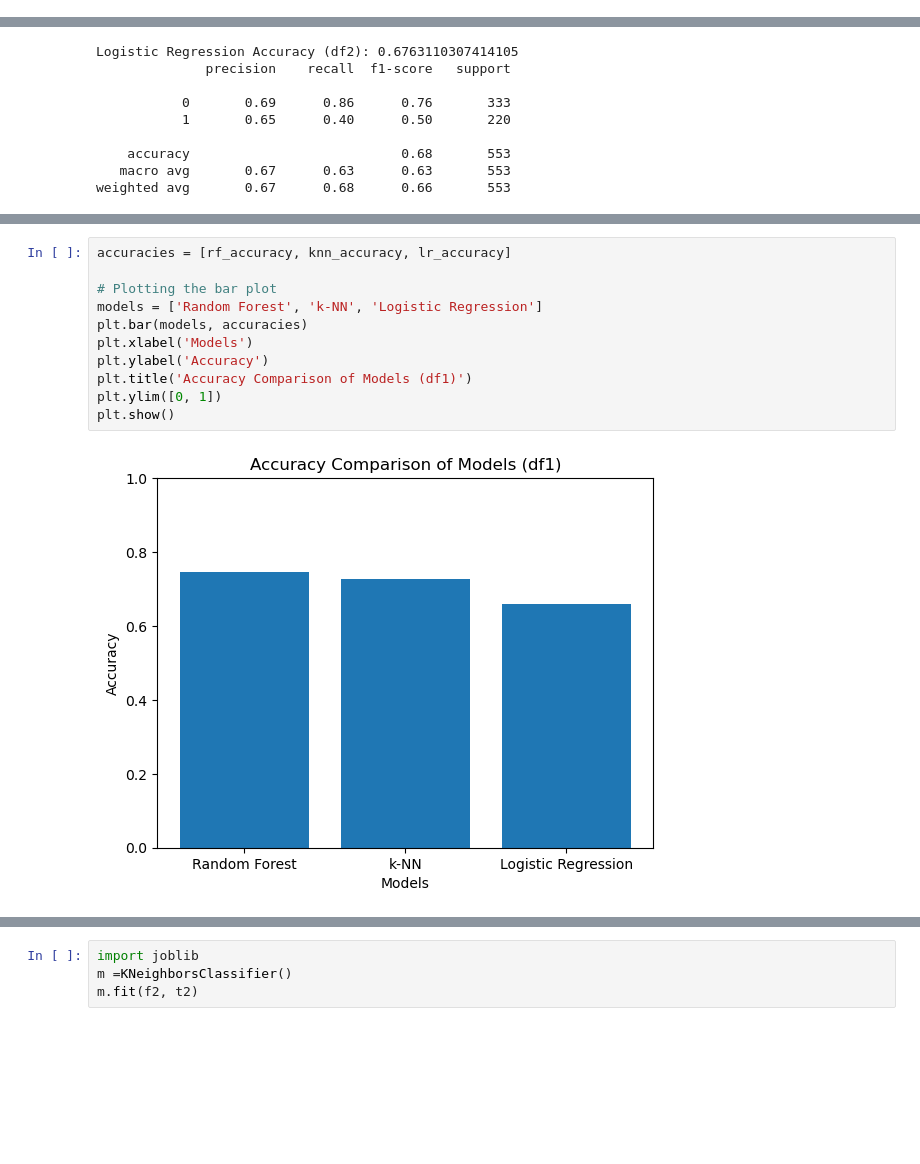
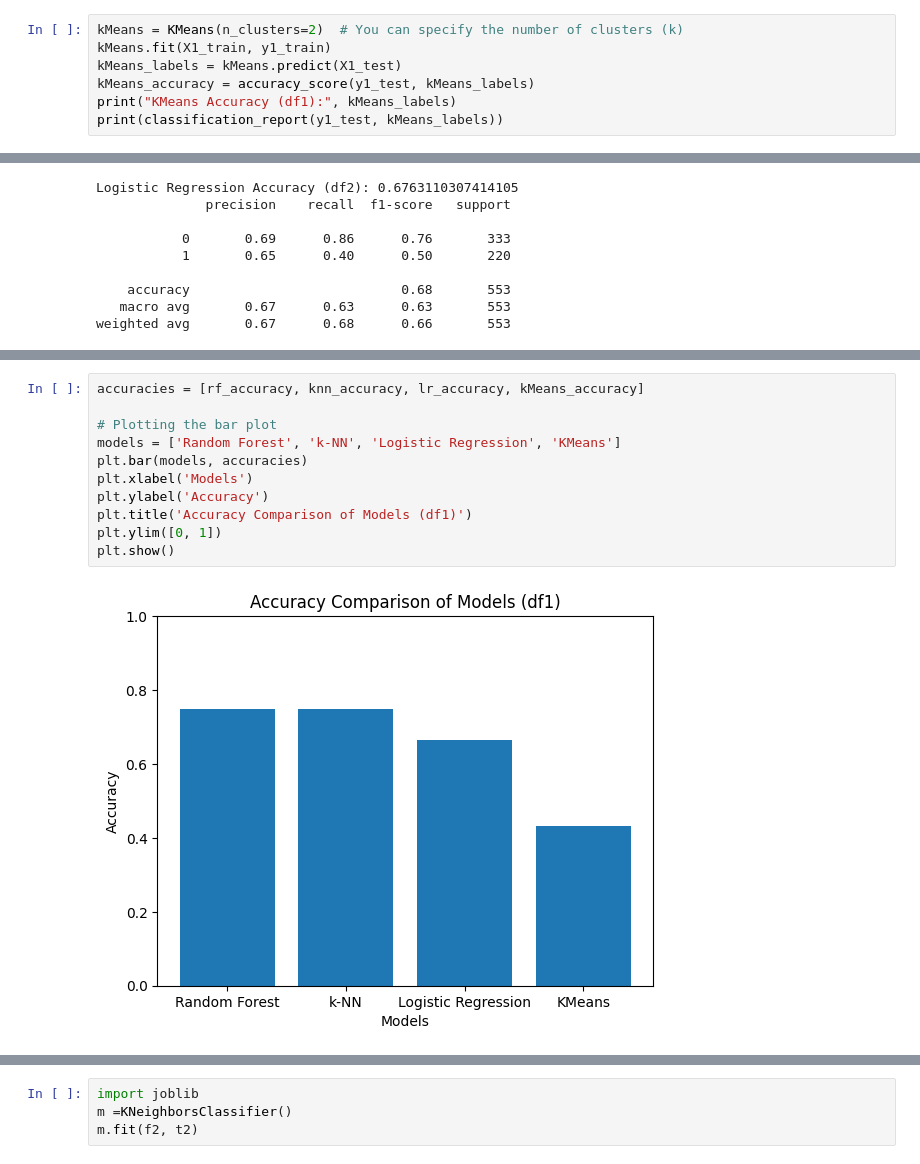
Before and after one commit to TruptiPawar23/Employee-Future-Prediction, a Jupyter notebook: EFP.ipynb, the cells around one changed output, grey strips where cells are left out. Saved outputs shown, nothing was run; the diff lists cells and outputs as text; blank space fills up the shorter version.

```diff
--- a/EFP.ipynb
+++ b/EFP.ipynb
@@ -256,3 +269,10 @@ Logistic Regression Accuracy: 0.6587183308494784
     accuracy                           0.66       671
    macro avg       0.66      0.66      0.66       671
 weighted avg       0.66      0.66      0.66       671
+# %%
+kMeans = KMeans(n_clusters=2)  # You can specify the number of clusters (k)
+kMeans.fit(X1_train, y1_train)
+kMeans_labels = kMeans.predict(X1_test)
+kMeans_accuracy = accuracy_score(y1_test, kMeans_labels)
+print("KMeans Accuracy (df1):", kMeans_labels)
+print(classification_report(y1_test, kMeans_labels))
@@ -315,14 +378,14 @@ weighted avg       0.67      0.68      0.66       553
 # %%
-accuracies = [rf_accuracy, knn_accuracy, lr_accuracy]
+accuracies = [rf_accuracy, knn_accuracy, lr_accuracy, kMeans_accuracy]
 
 # Plotting the bar plot
-models = ['Random Forest', 'k-NN', 'Logistic Regression']
+models = ['Random Forest', 'k-NN', 'Logistic Regression', 'KMeans']
 plt.bar(models, accuracies)
 plt.xlabel('Models')
 plt.ylabel('Accuracy')
 plt.title('Accuracy Comparison of Models (df1)')
 plt.ylim([0, 1])
 plt.show()
 # %% [output]
-[figure, old version]
+[figure, new version]
 # %%
```
Also changed, not shown: parts of 12 cells of this notebook.
